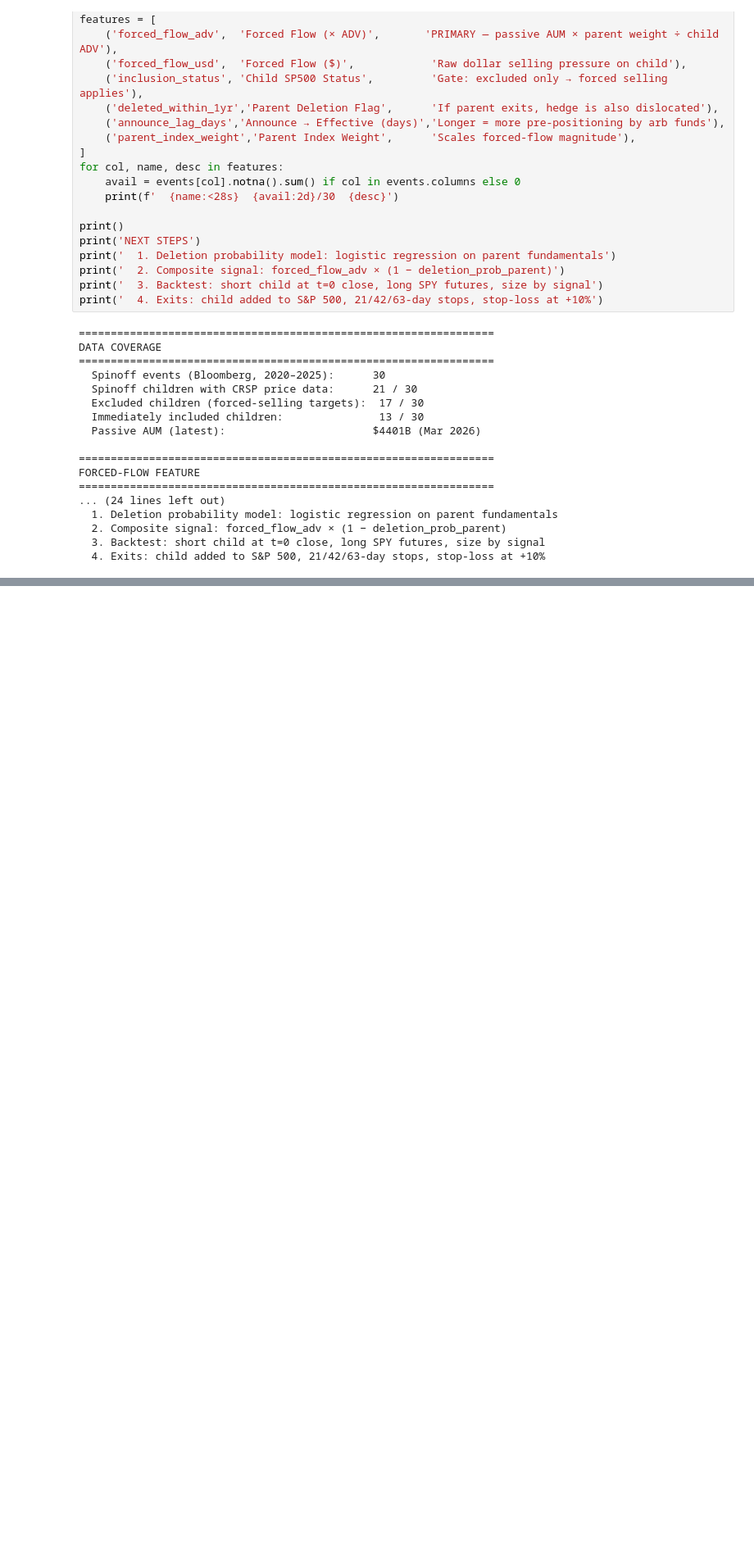
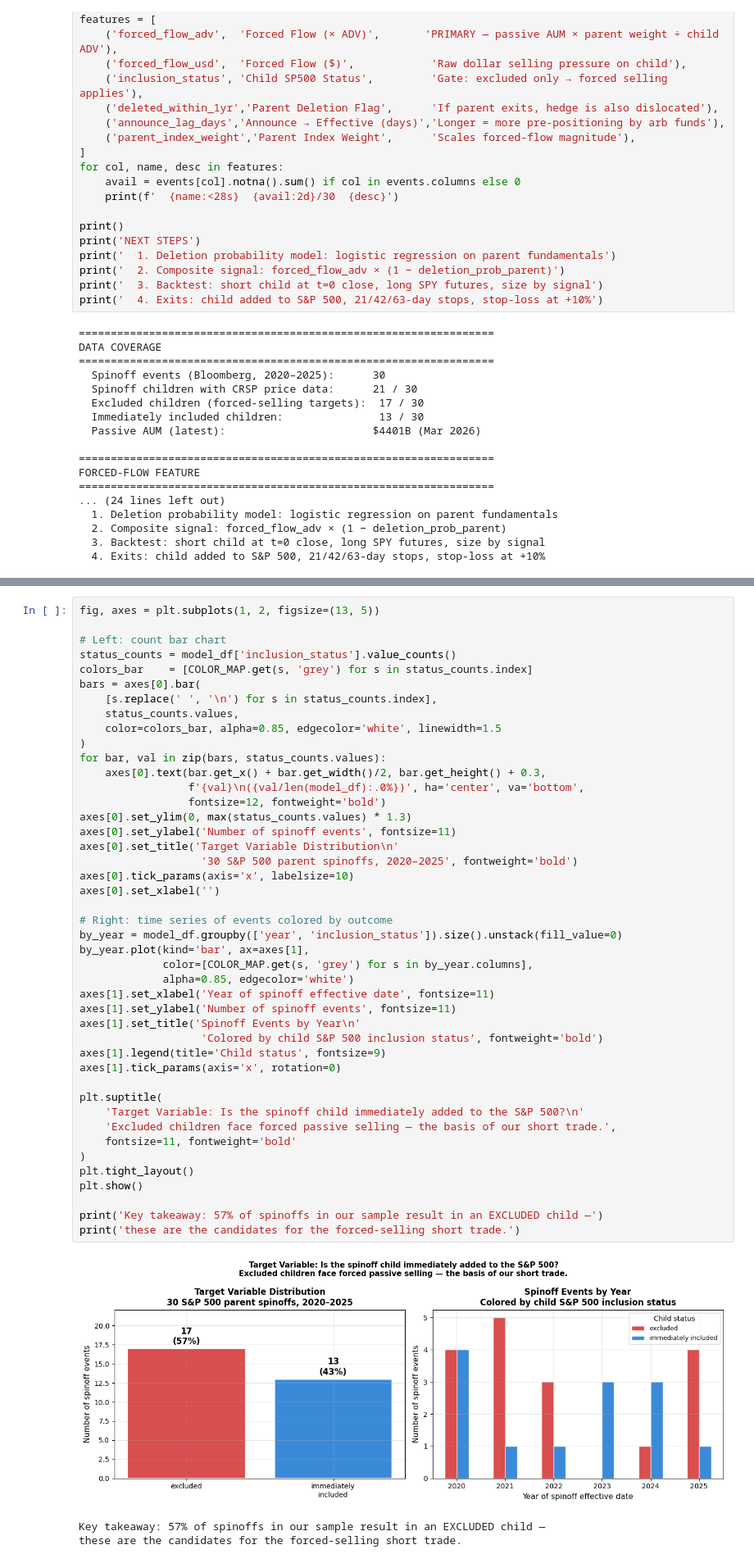
Before and after one commit to ElouanBahri/index-spinoff-arbitrage, a Jupyter notebook: eda.ipynb, the cells around one changed output, grey strips where cells are left out. Shown at 82% size. Saved outputs shown, nothing was run; the diff lists cells and outputs as text; blank space fills up the shorter version.

```diff
--- a/eda.ipynb
+++ b/eda.ipynb
@@ -805,0 +864,48 @@ FORCED-FLOW FEATURE
+# %%
+fig, axes = plt.subplots(1, 2, figsize=(13, 5))
+
+# Left: count bar chart
+status_counts = model_df['inclusion_status'].value_counts()
+colors_bar    = [COLOR_MAP.get(s, 'grey') for s in status_counts.index]
+bars = axes[0].bar(
+    [s.replace(' ', '\n') for s in status_counts.index],
+    status_counts.values,
+    color=colors_bar, alpha=0.85, edgecolor='white', linewidth=1.5
+)
+for bar, val in zip(bars, status_counts.values):
+    axes[0].text(bar.get_x() + bar.get_width()/2, bar.get_height() + 0.3,
+                 f'{val}\n({val/len(model_df):.0%})', ha='center', va='bottom',
+                 fontsize=12, fontweight='bold')
+axes[0].set_ylim(0, max(status_counts.values) * 1.3)
+axes[0].set_ylabel('Number of spinoff events', fontsize=11)
+axes[0].set_title('Target Variable Distribution\n'
+                   '30 S&P 500 parent spinoffs, 2020–2025', fontweight='bold')
+axes[0].tick_params(axis='x', labelsize=10)
+axes[0].set_xlabel('')
+
+# Right: time series of events colored by outcome
+by_year = model_df.groupby(['year', 'inclusion_status']).size().unstack(fill_value=0)
+by_year.plot(kind='bar', ax=axes[1],
+             color=[COLOR_MAP.get(s, 'grey') for s in by_year.columns],
+             alpha=0.85, edgecolor='white')
+axes[1].set_xlabel('Year of spinoff effective date', fontsize=11)
+axes[1].set_ylabel('Number of spinoff events', fontsize=11)
+axes[1].set_title('Spinoff Events by Year\n'
+                   'Colored by child S&P 500 inclusion status', fontweight='bold')
+axes[1].legend(title='Child status', fontsize=9)
+axes[1].tick_params(axis='x', rotation=0)
+
+plt.suptitle(
+    'Target Variable: Is the spinoff child immediately added to the S&P 500?\n'
+    'Excluded children face forced passive selling — the basis of our short trade.',
+    fontsize=11, fontweight='bold'
+)
+plt.tight_layout()
+plt.show()
+
+print('Key takeaway: 57% of spinoffs in our sample result in an EXCLUDED child —')
+print('these are the candidates for the forced-selling short trade.')
+# %% [output]
+[figure, added]
+Key takeaway: 57% of spinoffs in our sample result in an EXCLUDED child —
+these are the candidates for the forced-selling short trade.
```
Also changed, not shown: parts of 17 cells of this notebook, 15 other files.
